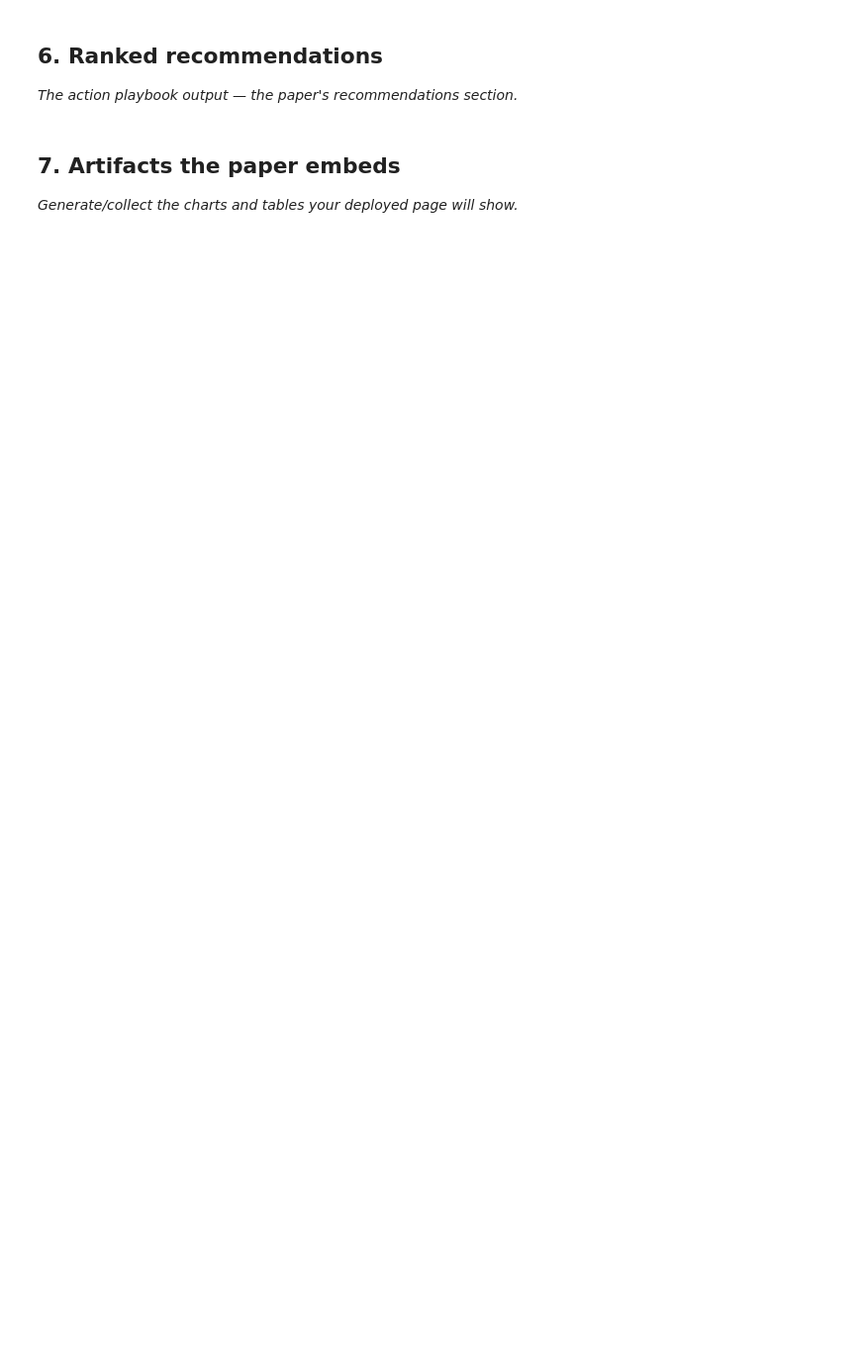
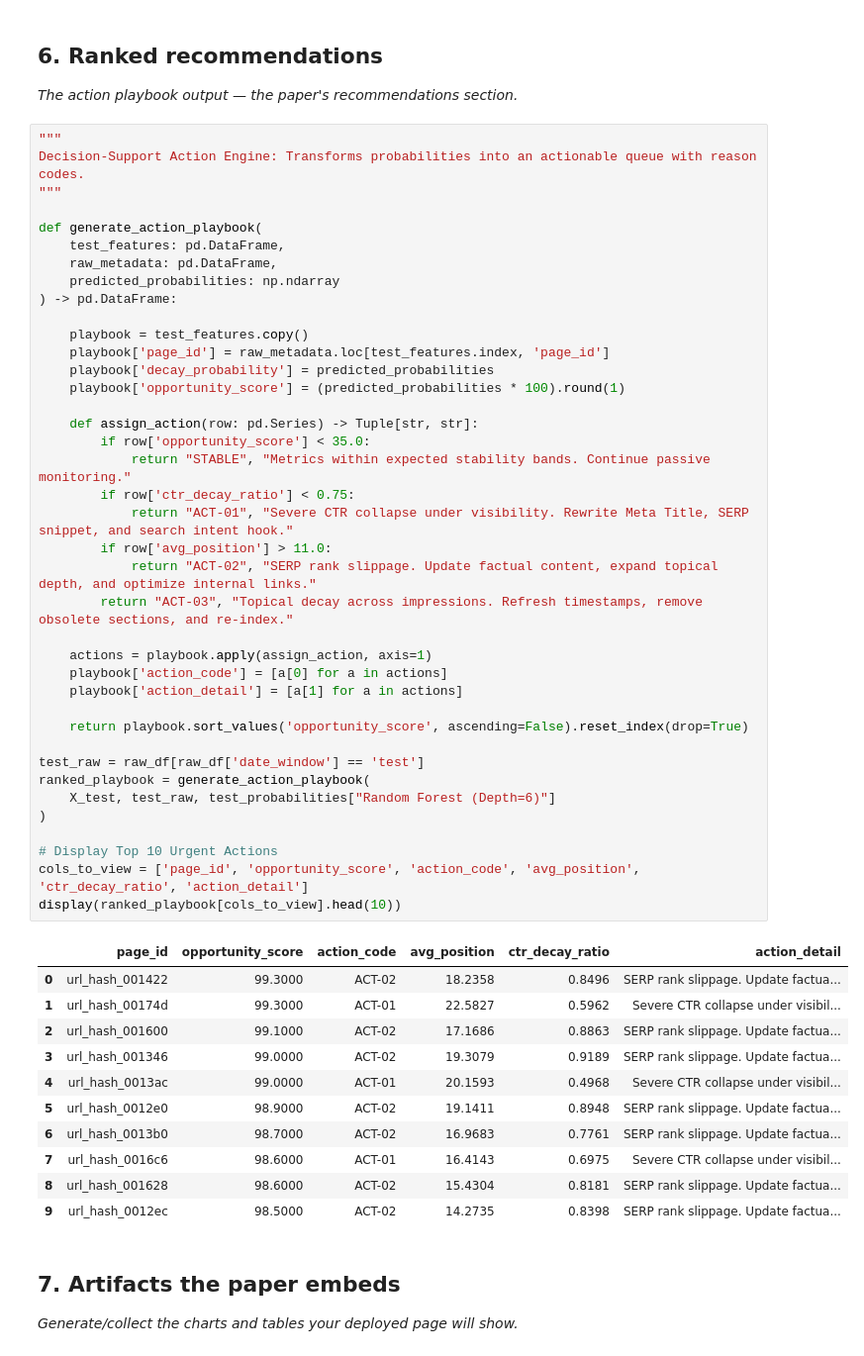
Before and after one commit to Tahaahmed729/flyrank-ml-internship, a Jupyter notebook: work/notebooks/capstone.ipynb, the cells around one changed output. Shown at 99% size. Cells and saved outputs as stored; diff of their text form; blank space fills up the shorter version.

```diff
--- a/work/notebooks/capstone.ipynb
+++ b/work/notebooks/capstone.ipynb
@@ -30,6 +250,57 @@ This skeleton is yours to fill. Work the sections **in order** — each one has
 ## 6. Ranked recommendations
 
 *The action playbook output — the paper's recommendations section.*
+# %%
+"""
+Decision-Support Action Engine: Transforms probabilities into an actionable queue with reason codes.
+"""
+
+def generate_action_playbook(
+    test_features: pd.DataFrame,
+    raw_metadata: pd.DataFrame,
+    predicted_probabilities: np.ndarray
+) -> pd.DataFrame:
+
+    playbook = test_features.copy()
+    playbook['page_id'] = raw_metadata.loc[test_features.index, 'page_id']
+    playbook['decay_probability'] = predicted_probabilities
+    playbook['opportunity_score'] = (predicted_probabilities * 100).round(1)
+
+    def assign_action(row: pd.Series) -> Tuple[str, str]:
+        if row['opportunity_score'] < 35.0:
+            return "STABLE", "Metrics within expected stability bands. Continue passive monitoring."
+        if row['ctr_decay_ratio'] < 0.75:
+            return "ACT-01", "Severe CTR collapse under visibility. Rewrite Meta Title, SERP snippet, and search intent hook."
+        if row['avg_position'] > 11.0:
+            return "ACT-02", "SERP rank slippage. Update factual content, expand topical depth, and optimize internal links."
+        return "ACT-03", "Topical decay across impressions. Refresh timestamps, remove obsolete sections, and re-index."
+
+    actions = playbook.apply(assign_action, axis=1)
+    playbook['action_code'] = [a[0] for a in actions]
+    playbook['action_detail'] = [a[1] for a in actions]
+
+    return playbook.sort_values('opportunity_score', ascending=False).reset_index(drop=True)
+
+test_raw = raw_df[raw_df['date_window'] == 'test']
+ranked_playbook = generate_action_playbook(
+    X_test, test_raw, test_probabilities["Random Forest (Depth=6)"]
+)
+
+# Display Top 10 Urgent Actions
+cols_to_view = ['page_id', 'opportunity_score', 'action_code', 'avg_position', 'ctr_decay_ratio', 'action_detail']
+display(ranked_playbook[cols_to_view].head(10))
+# %% [output]
+|  | page_id | opportunity_score | action_code | avg_position | ctr_decay_ratio | action_detail |
+| 0 | url_hash_001422 | 99.3000 | ACT-02 | 18.2358 | 0.8496 | SERP rank slippage. Update factua... |
+| 1 | url_hash_00174d | 99.3000 | ACT-01 | 22.5827 | 0.5962 | Severe CTR collapse under visibil... |
+| 2 | url_hash_001600 | 99.1000 | ACT-02 | 17.1686 | 0.8863 | SERP rank slippage. Update factua... |
+| 3 | url_hash_001346 | 99.0000 | ACT-02 | 19.3079 | 0.9189 | SERP rank slippage. Update factua... |
+| 4 | url_hash_0013ac | 99.0000 | ACT-01 | 20.1593 | 0.4968 | Severe CTR collapse under visibil... |
+| 5 | url_hash_0012e0 | 98.9000 | ACT-02 | 19.1411 | 0.8948 | SERP rank slippage. Update factua... |
+| 6 | url_hash_0013b0 | 98.7000 | ACT-02 | 16.9683 | 0.7761 | SERP rank slippage. Update factua... |
+| 7 | url_hash_0016c6 | 98.6000 | ACT-01 | 16.4143 | 0.6975 | Severe CTR collapse under visibil... |
+| 8 | url_hash_001628 | 98.6000 | ACT-02 | 15.4304 | 0.8181 | SERP rank slippage. Update factua... |
+| 9 | url_hash_0012ec | 98.5000 | ACT-02 | 14.2735 | 0.8398 | SERP rank slippage. Update factua... |
 # %% [markdown]
 ## 7. Artifacts the paper embeds
 
```
Also changed, not shown: parts of 9 cells of this notebook.
